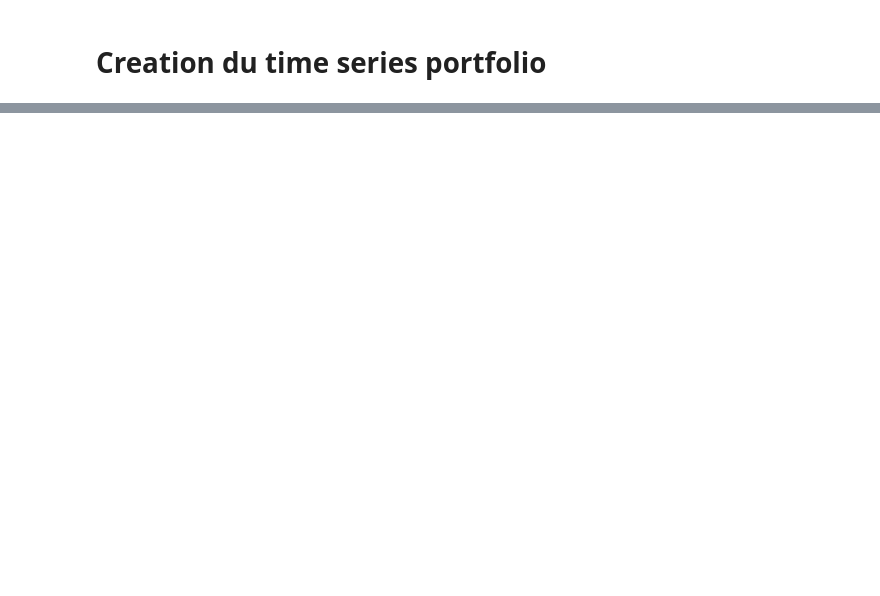
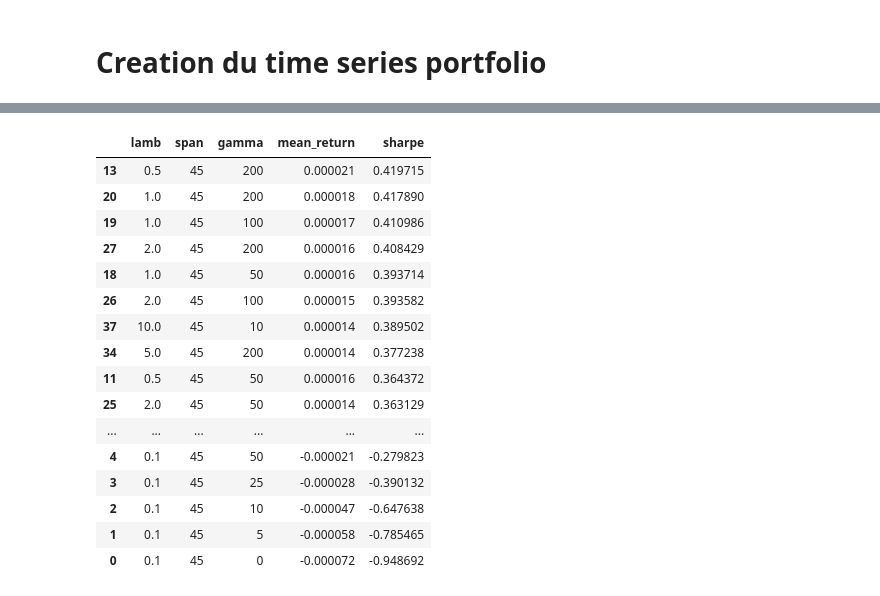
Before and after one commit to pradosth0/Markowitz_based_portfolio_allocation, a Jupyter notebook: pf_bond.ipynb, the cells around one changed output, grey strips where cells are left out. Drawn from its saved outputs; the diff is of its cells as text; code cells hidden in the pictures; blank space fills up the shorter version.

```diff
--- a/pf_bond.ipynb
+++ b/pf_bond.ipynb
@@ -1543,0 +1572,34 @@ Tout a marché !!
+# %%
+lambs = [0.1, 0.5, 1, 2, 5, 10]
+span = [45]
+gamma = [0, 5, 10, 25, 50, 100, 200]
+
+results = []
+
+for l in lambs:
+    for s in span:
+        for g in gamma:
+            print(l,s,g)
+            tspf = TimeSeriesPortfolio(
+                data=long[long["product"].isin(df_weights["product"])],
+                start_date="2021-01-01",
+                end_date="2025-06-10",
+                rebalance_freq="1M",
+                long_only=True,
+                lamb=l,
+                span=s,
+                tc_gamma=g,
+                initial_weights=df_weights["weight"]
+            )
+            tspf.generate_portfolios()
+            # stocker les paramètres et les métriques
+            results.append({
+                "lamb": l,
+                "span": s,
+                "gamma": g,
+                "mean_return": tspf.metrics['mean_return'],
+                "sharpe": tspf.metrics['sharpe']
+            })
+
+# convertir en DataFrame
+df = pd.DataFrame(results)
@@ -1543,0 +1624,21 @@ Tout a marché !!
+# %%
+df_sorted = df.sort_values('sharpe', ascending=False)
+df_sorted
+# %% [output]
+|  | lamb | span | gamma | mean_return | sharpe |
+| 13 | 0.5 | 45 | 200 | 0.000021 | 0.419715 |
+| 20 | 1.0 | 45 | 200 | 0.000018 | 0.417890 |
+| 19 | 1.0 | 45 | 100 | 0.000017 | 0.410986 |
+| 27 | 2.0 | 45 | 200 | 0.000016 | 0.408429 |
+| 18 | 1.0 | 45 | 50 | 0.000016 | 0.393714 |
+| 26 | 2.0 | 45 | 100 | 0.000015 | 0.393582 |
+| 37 | 10.0 | 45 | 10 | 0.000014 | 0.389502 |
+| 34 | 5.0 | 45 | 200 | 0.000014 | 0.377238 |
+| 11 | 0.5 | 45 | 50 | 0.000016 | 0.364372 |
+| 25 | 2.0 | 45 | 50 | 0.000014 | 0.363129 |
+| ... | ... | ... | ... | ... | ... |
+| 4 | 0.1 | 45 | 50 | -0.000021 | -0.279823 |
+| 3 | 0.1 | 45 | 25 | -0.000028 | -0.390132 |
+| 2 | 0.1 | 45 | 10 | -0.000047 | -0.647638 |
+| 1 | 0.1 | 45 | 5 | -0.000058 | -0.785465 |
+| 0 | 0.1 | 45 | 0 | -0.000072 | -0.948692 |
```
Also changed, not shown: parts of 14 cells of this notebook.
